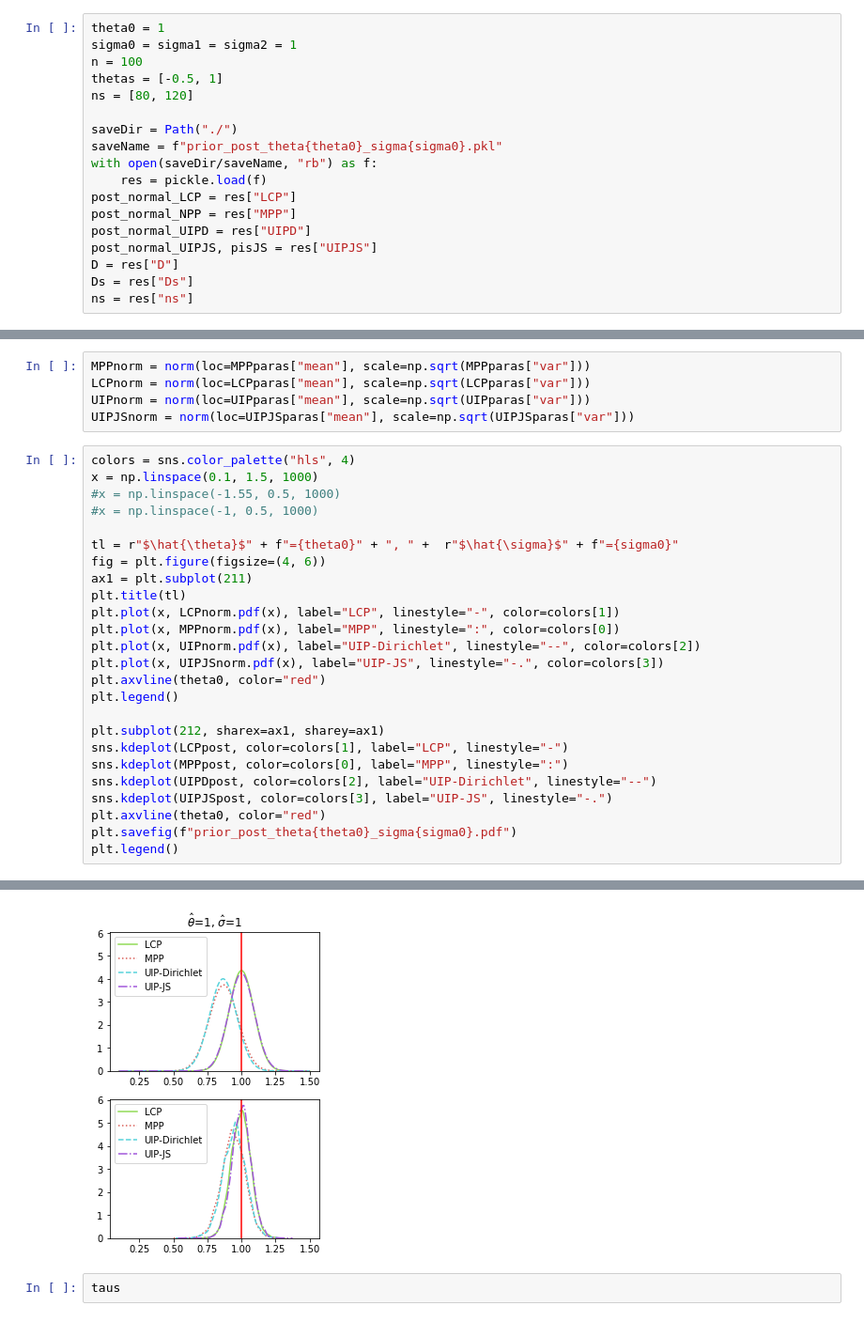
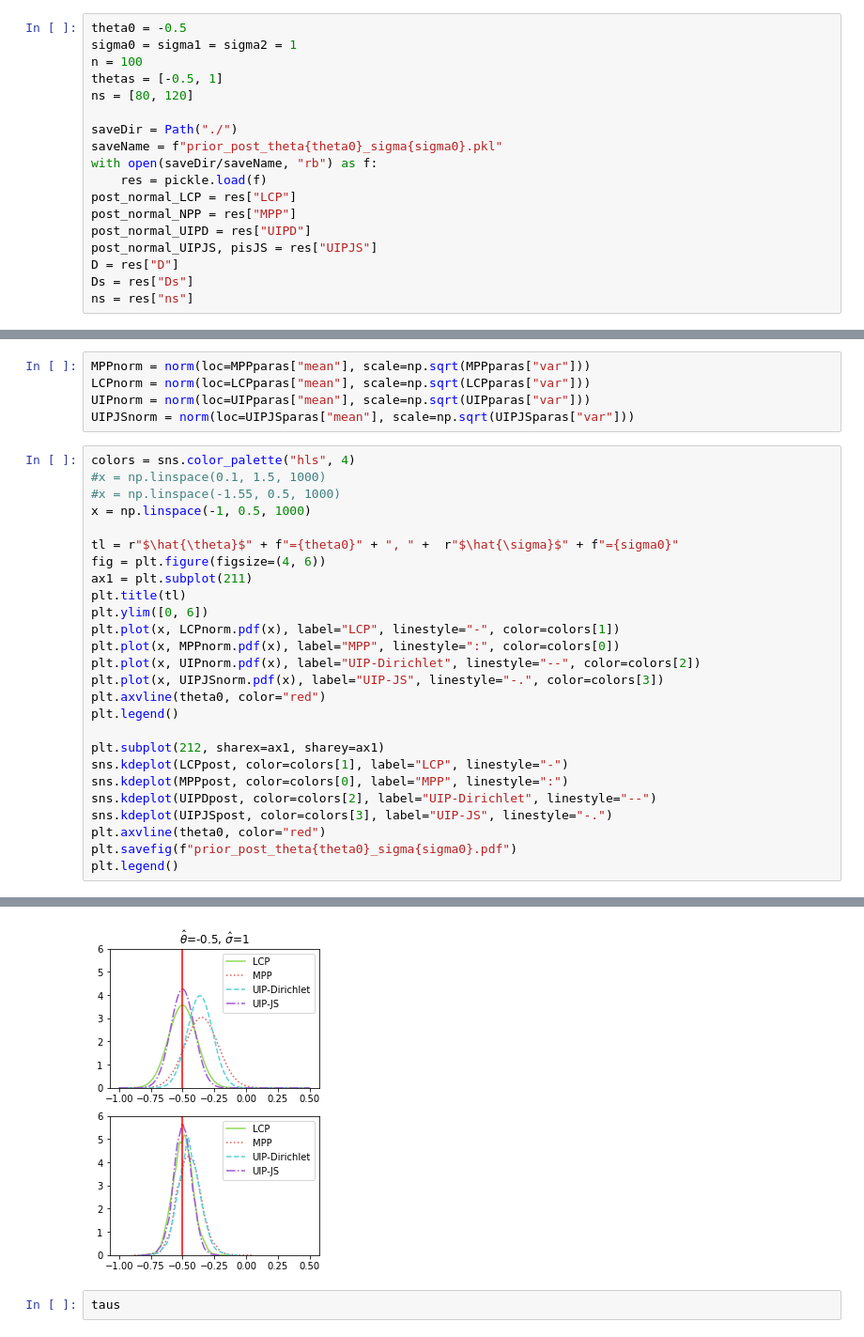
Before and after one commit to JINhuaqing/UIP, a Jupyter notebook: NormSetting/Norm_Prior_Curve.ipynb, the cells around one changed output, grey strips where cells are left out. Shown: that part at 94% size. Saved outputs shown, nothing was run; the diff lists cells and outputs as text.

```diff
--- a/NormSetting/Norm_Prior_Curve.ipynb
+++ b/NormSetting/Norm_Prior_Curve.ipynb
@@ -105,7 +105,7 @@ saveData["ns"] = ns
 with open(saveDir/saveName, "wb") as f:
     pickle.dump(saveData, f)
 # %%
-theta0 = 1
+theta0 = -0.5
 sigma0 = sigma1 = sigma2 = 1
 n = 100
 thetas = [-0.5, 1]
@@ -175,32 +175,33 @@ UIPnorm = norm(loc=UIPparas["mean"], scale=np.sqrt(UIPparas["var"]))
 UIPJSnorm = norm(loc=UIPJSparas["mean"], scale=np.sqrt(UIPJSparas["var"]))
 # %%
 colors = sns.color_palette("hls", 4)
-x = np.linspace(0.1, 1.5, 1000)
+#x = np.linspace(0.1, 1.5, 1000)
 #x = np.linspace(-1.55, 0.5, 1000)
-#x = np.linspace(-1, 0.5, 1000)
+x = np.linspace(-1, 0.5, 1000)
 
 tl = r"$\hat{\theta}$" + f"={theta0}" + ", " +  r"$\hat{\sigma}$" + f"={sigma0}"
 fig = plt.figure(figsize=(4, 6))
 ax1 = plt.subplot(211)
 plt.title(tl)
+plt.ylim([0, 6])
 plt.plot(x, LCPnorm.pdf(x), label="LCP", linestyle="-", color=colors[1])
 plt.plot(x, MPPnorm.pdf(x), label="MPP", linestyle=":", color=colors[0])
 plt.plot(x, UIPnorm.pdf(x), label="UIP-Dirichlet", linestyle="--", color=colors[2])
 plt.plot(x, UIPJSnorm.pdf(x), label="UIP-JS", linestyle="-.", color=colors[3])
 plt.axvline(theta0, color="red")
 plt.legend()
 
 plt.subplot(212, sharex=ax1, sharey=ax1)
 sns.kdeplot(LCPpost, color=colors[1], label="LCP", linestyle="-")
 sns.kdeplot(MPPpost, color=colors[0], label="MPP", linestyle=":")
 sns.kdeplot(UIPDpost, color=colors[2], label="UIP-Dirichlet", linestyle="--")
 sns.kdeplot(UIPJSpost, color=colors[3], label="UIP-JS", linestyle="-.")
 plt.axvline(theta0, color="red")
 plt.savefig(f"prior_post_theta{theta0}_sigma{sigma0}.pdf")
 plt.legend()
 # %% [output]
 <matplotlib.legend.Legend at 0x...>
-[figure, old version]
+[figure, new version]
 # %%
 taus
 # %% [output]
```
Also changed, not shown: 11 other files.
